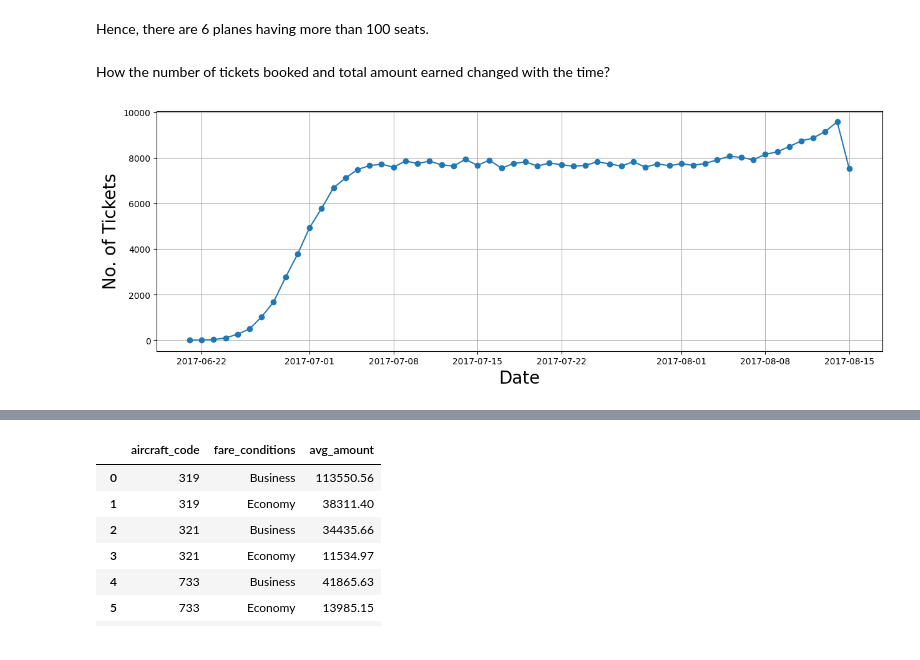
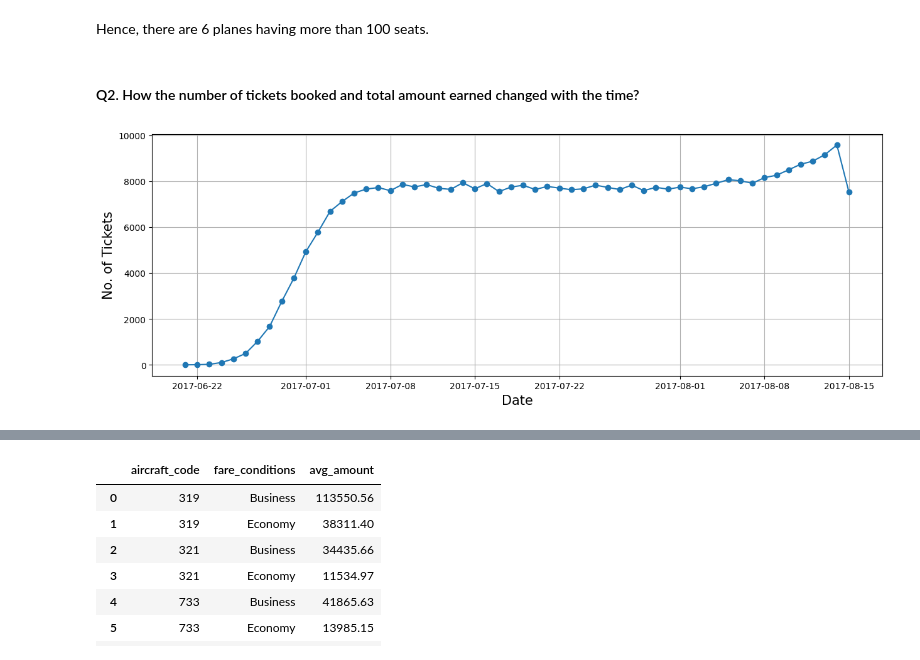
Before and after one commit to RajeevRanjan5642/airlines-data-analysis, a Jupyter notebook: Airlines-data-analysis.ipynb, the cells around one changed output, grey strips where cells are left out. Drawn from its saved outputs; the diff is of its cells as text; code cells hidden in the pictures.

```diff
--- a/Airlines-data-analysis.ipynb
+++ b/Airlines-data-analysis.ipynb
@@ -207,20 +212,20 @@ pd.read_sql_query("""select aircraft_code, count(seat_no) as seats
 # %% [markdown]
 Hence, there are 6 planes having more than 100 seats.
 # %% [markdown]
-How the number of tickets booked and total amount earned changed with the time?
+#### Q2. How the number of tickets booked and total amount earned changed with the time?
 # %%
 tickets = pd.read_sql_query("""select * from bookings b inner join tickets t on b.book_ref=t.book_ref""",connection)
 tickets['book_date'] = pd.to_datetime(tickets['book_date'])
 tickets['date']=tickets['book_date'].dt.date
 x = tickets.groupby('date')[['ticket_no']].count()
 plt.figure(figsize=(15,5))
 plt.plot(x.index,x['ticket_no'],marker='o')
-plt.xlabel('Date',fontsize=20)
-plt.ylabel('No. of Tickets',fontsize=20)
+plt.xlabel('Date',fontsize=15)
+plt.ylabel('No. of Tickets',fontsize=15)
 plt.grid('b')
 plt.show()
 # %% [output]
-[figure, old version]
+[figure, new version]
 # %%
 bookings = pd.read_sql_query("""select * from bookings""",connection)
 bookings['book_date'] = pd.to_datetime(bookings['book_date'])
```
Also changed, not shown: parts of 22 cells of this notebook.
